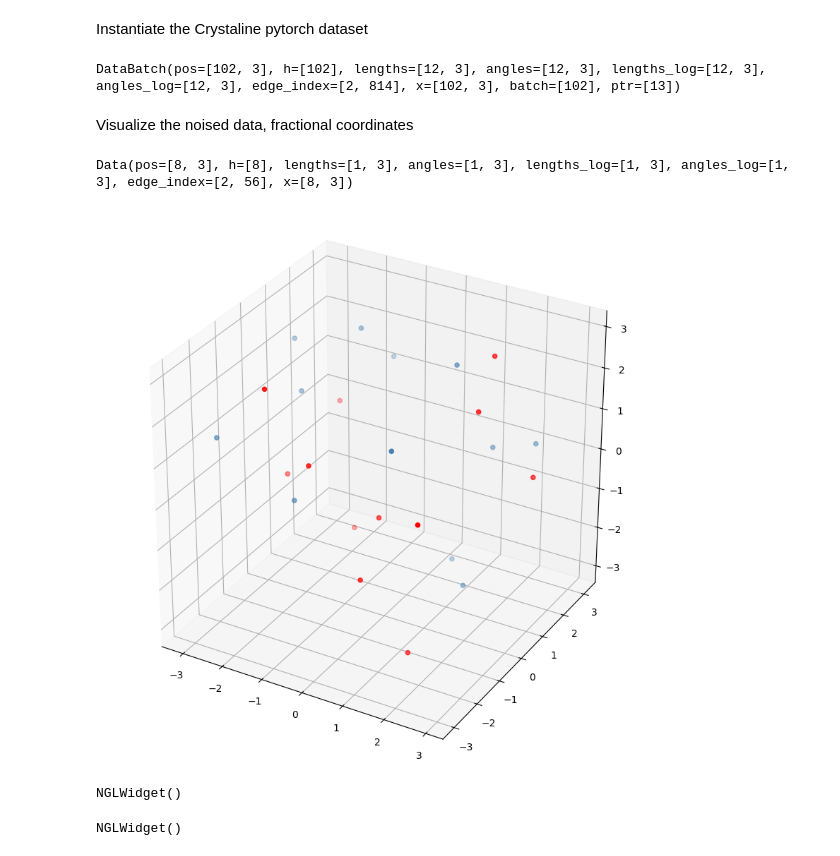
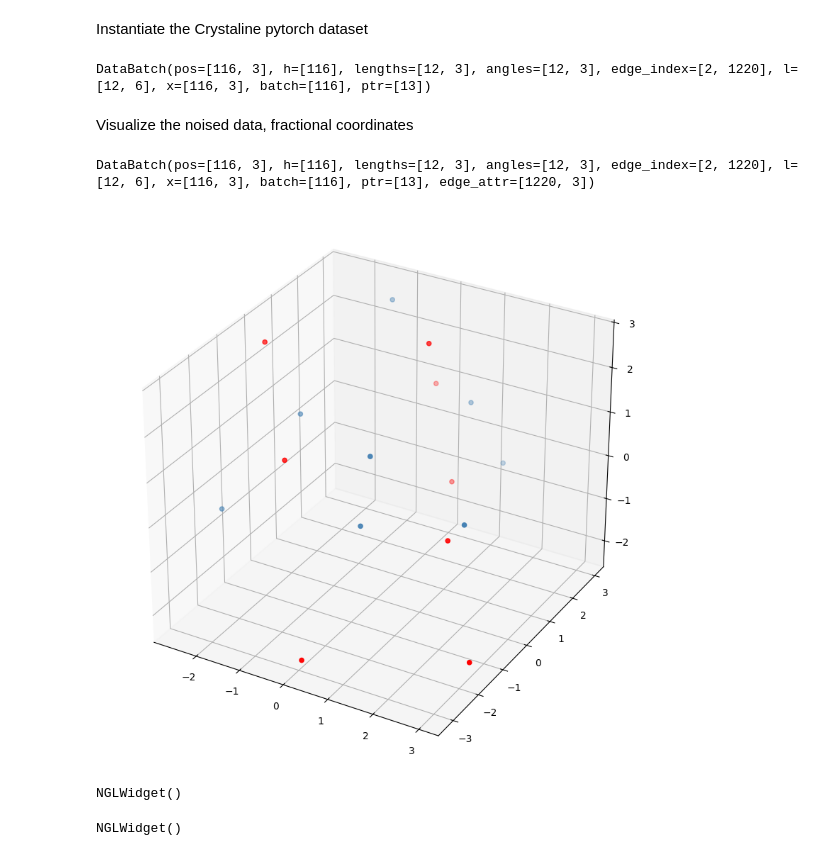
Before and after one commit to MateosCz/diffusion-playground, a Jupyter notebook: materialdata_analysis.ipynb, the cells around one changed output. Saved outputs shown, nothing was run; the diff lists cells and outputs as text; code cells hidden in the pictures.

```diff
--- a/materialdata_analysis.ipynb
+++ b/materialdata_analysis.ipynb
@@ -22,16 +22,17 @@ data_folder = "data/carbon-24"
 Instantiate the Crystaline pytorch dataset
 # %%
 transform = PyGT.Compose([
-    T.ContinuousIntervalLengths(in_key="lengths", out_key="lengths_log"),
-    T.ContinuousIntervalAngles(in_key="angles", out_key="angles_log"),
+    T.ContinuousIntervalLengths(in_key="lengths", out_key="lengths"),
+    T.ContinuousIntervalAngles(in_key="angles", out_key="angles"),
     T.FullyConnectedGraph(key="edge_index", len_from="pos"),
-    T.Pos2Angle(in_key="pos", out_key="pos")
+    T.Pos2Angle(in_key="pos", out_key="pos"),
+    T.ConcatFeatures(in_keys=["lengths", "angles"], out_key="l") # this is the lattices vector of the crystal (a,b,c,alpha,beta,gamma)
 ])
 carbon_24_train = CrystalDataset(path=os.path.join(data_folder, "train.pt"), transform=transform)
 carbon_24_train_loader = PyGDataLoader(carbon_24_train, batch_size=12, shuffle=True)
 batch = next(iter(carbon_24_train_loader))
 # %%
-from src.diffusion import TDMDiffusion
+from src.diffusion.tdm import TDMDiffusion
 import torch
 device = "cuda" if torch.cuda.is_available() else "mps"
 
@@ -47,34 +48,35 @@ diffusion = TDMDiffusion(
 print(batch)
 noised_sample_batch, score_batch, t_batch = diffusion.sample_forward_graph(batch, t_dist_kw="constant", v0_dist_kw="zero",constant_t = 2, return_time=True)
 # %% [output]
-DataBatch(pos=[102, 3], h=[102], lengths=[12, 3], angles=[12, 3], lengths_log=[12, 3], angles_log=[12, 3], edge_index=[2, 814], x=[102, 3], batch=[102], ptr=[13])
+DataBatch(pos=[116, 3], h=[116], lengths=[12, 3], angles=[12, 3], edge_index=[2, 1220], l=[12, 6], x=[116, 3], batch=[116], ptr=[13])
 # %% [markdown]
 Visualize the noised data, fractional coordinates
 # %%
 vt_batch, noised_graph_batch = noised_sample_batch
 
-print(noised_graph_batch[2])
+print(noised_graph_batch)
+# print(noised_graph_batch.l.shape)
 # visualize the noised points and the original points in 3D
 import matplotlib.pyplot as plt
 import nglview as nv
 from src.dataLib.data_util import PyGData_to_AseAtoms, PyGData_to_Structure
 fig = plt.figure(figsize=(10,10))
 ax = fig.add_subplot(111, projection='3d')
-ax.scatter(noised_graph_batch[3].x[:,0], noised_graph_batch[3].x[:,1], noised_graph_batch[3].x[:,2], c="steelblue", cmap="viridis")
-ax.scatter(batch[3].x[:,0], batch[3].x[:,1], batch[3].x[:,2], c="red", cmap="viridis")
+ax.scatter(noised_graph_batch[1].x[:,0], noised_graph_batch[1].x[:,1], noised_graph_batch[1].x[:,2], c="steelblue", cmap="viridis")
+ax.scatter(batch[1].x[:,0], batch[1].x[:,1], batch[1].x[:,2], c="red", cmap="viridis")
 # ax.scatter(vt_batch[:,0], vt_batch[:,1], c="green", cmap="viridis")
 ax.set_aspect("equal")
 plt.show()
 
-structure = PyGData_to_Structure(noised_graph_batch[3])
-atoms = PyGData_to_AseAtoms(noised_graph_batch[3])
+structure = PyGData_to_Structure(noised_graph_batch[5])
+atoms = PyGData_to_AseAtoms(noised_graph_batch[5])
 viewer = nv.show_ase(atoms)
 viewer.clear_representations()
 viewer.add_spacefill(radius_scale=0.5)
 viewer.add_unitcell()
 viewer
 # %% [output]
-Data(pos=[8, 3], h=[8], lengths=[1, 3], angles=[1, 3], lengths_log=[1, 3], angles_log=[1, 3], edge_index=[2, 56], x=[8, 3])
+DataBatch(pos=[116, 3], h=[116], lengths=[12, 3], angles=[12, 3], edge_index=[2, 1220], l=[12, 6], x=[116, 3], batch=[116], ptr=[13], edge_attr=[1220, 3])
-[figure, old version]
+[figure, new version]
 NGLWidget()
 # %%
```
Also changed, not shown: parts of 1 cell of this notebook, 21 other files.
